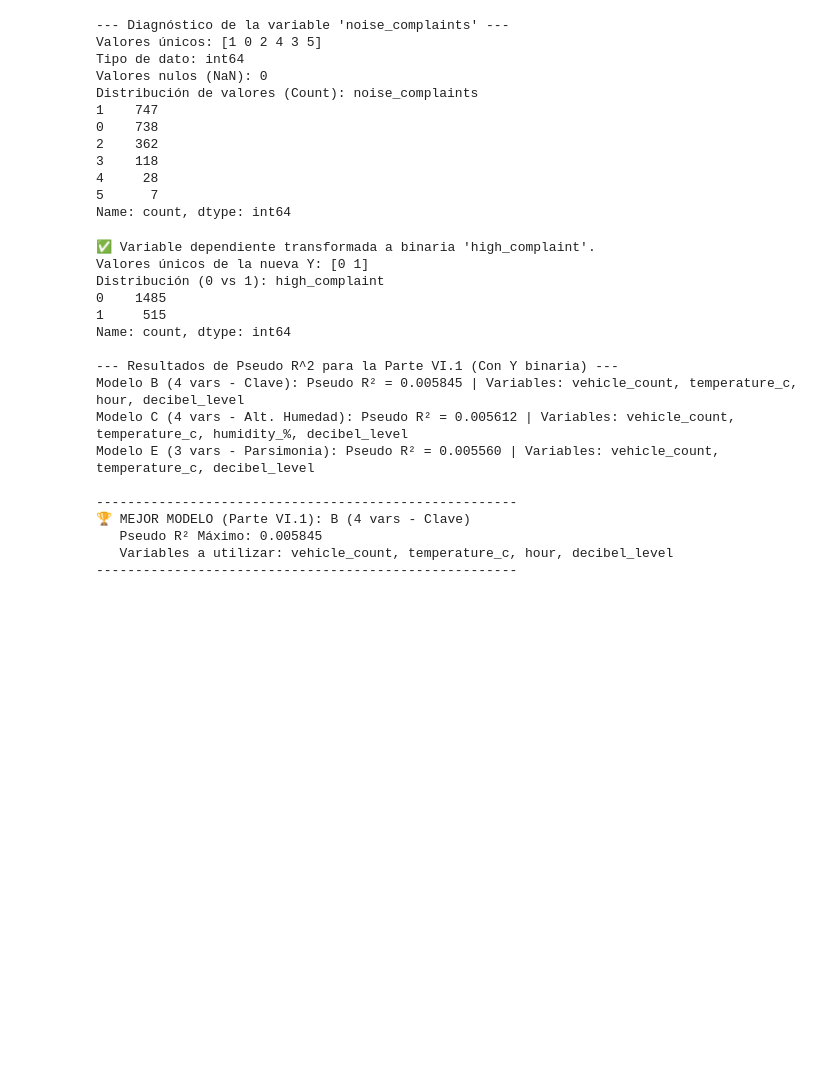
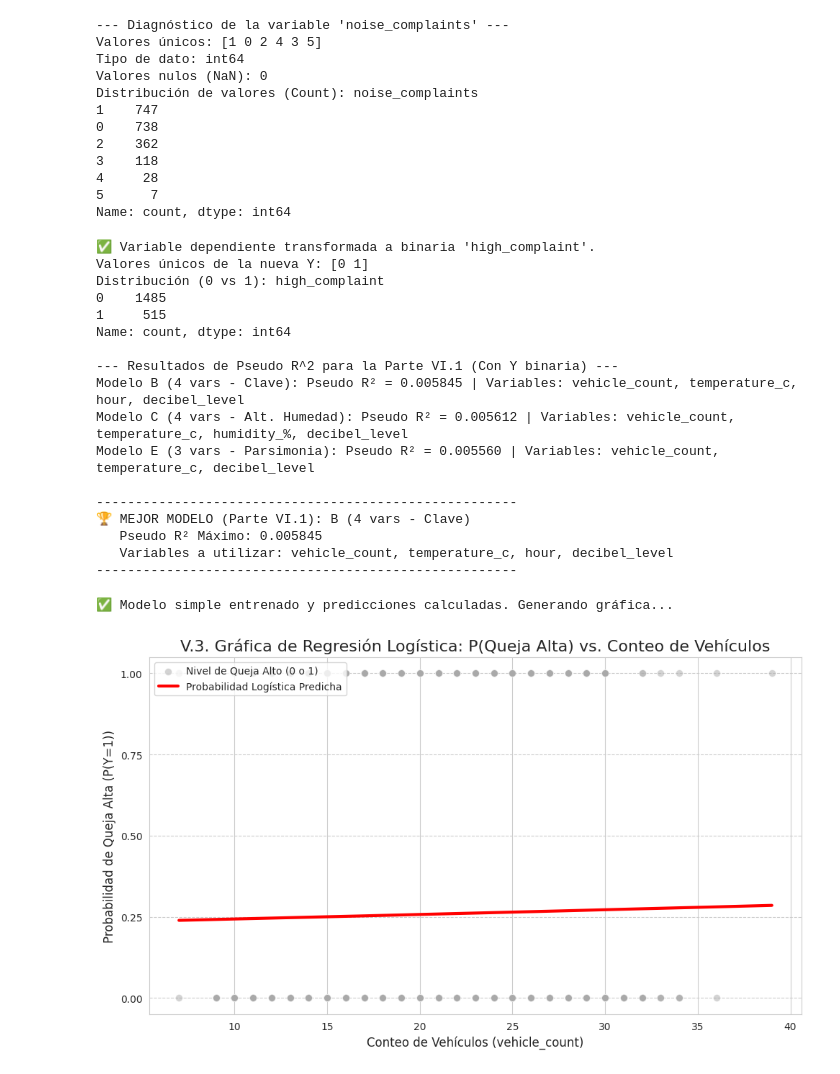
Before and after one commit to pisceno/AI-Generative, a Jupyter notebook: Estadística_Aplicada_Tarea_5.ipynb, the cells around one changed output. Cells and saved outputs as stored; diff of their text form; code cells hidden in the pictures; blank space fills up the shorter version.

```diff
--- a/Estadística_Aplicada_Tarea_5.ipynb
+++ b/Estadística_Aplicada_Tarea_5.ipynb
@@ -168,3 +123,68 @@ Modelo E (3 vars - Parsimonia): Pseudo R² = 0.005560 | Variables: vehicle_count
    Pseudo R² Máximo: 0.005845
    Variables a utilizar: vehicle_count, temperature_c, hour, decibel_level
 ------------------------------------------------------
+# %%
+import pandas as pd
+import numpy as np
+import statsmodels.api as sm
+import matplotlib.pyplot as plt
+import seaborn as sns
+
+# 1. CARGA DE DATOS (Define 'df')
+# Tu URL RAW de GitHub:
+github_csv_url = 'https://media.githubusercontent.com/media/pisceno/data_sets/refs/heads/main/urban_noise_levels.csv'
+
+try:
+    df = pd.read_csv(github_csv_url)
+except Exception as e:
+    print(f"Error al cargar el archivo desde GitHub: {e}")
+    # Detener la ejecución si el archivo no se carga
+    raise
+
+# 2. BINARIACIÓN DE LA VARIABLE DEPENDIENTE (Define 'Y_binary')
+# Se transforma la variable ordinal 'noise_complaints' a binaria 'high_complaint'
+# 1 (Éxito) si queja >= 2, 0 (Fracaso) si queja < 2.
+df['high_complaint'] = (df['noise_complaints'] >= 2).astype(int)
+Y_binary = df['high_complaint']
+
+# 3. ENTRENAMIENTO del Modelo Simple (Usa la variable más significativa: 'vehicle_count')
+X_graph = df['vehicle_count']
+X_graph_const = sm.add_constant(X_graph)
+
+# Entrenar el modelo logístico
+modelo_logistico_simple = sm.Logit(Y_binary, X_graph_const).fit(disp=0)
+
+# 4. PREDICCIÓN para la Curva Sigmoide
+# Creamos un rango de valores de 'vehicle_count' para suavizar la curva
+X_rango = np.linspace(df['vehicle_count'].min(), df['vehicle_count'].max(), 300)
+X_rango_const = sm.add_constant(X_rango, prepend=True)
+
+# Predecir las probabilidades de Y=1 (high_complaint=1)
+probabilidades_predichas = modelo_logistico_simple.predict(X_rango_const)
+
+print("✅ Modelo simple entrenado y predicciones calculadas. Generando gráfica...")
+
+# 5. GENERACIÓN DE LA GRÁFICA (V.3)
+plt.figure(figsize=(10, 6))
+sns.set_style("whitegrid")
+
+# a) Diagrama de Dispersión (Puntos de Datos Brutos)
+sns.scatterplot(x=df['vehicle_count'], y=Y_binary, color='darkgray', alpha=0.5,
+                label='Nivel de Queja Alto (0 o 1)', s=50)
+
+# b) Curva Logística (Línea Sigmoide)
+plt.plot(X_rango, probabilidades_predichas, color='red', linewidth=3,
+         label='Probabilidad Logística Predicha')
+
+# Configuración y etiquetas
+plt.title('V.3. Gráfica de Regresión Logística: P(Queja Alta) vs. Conteo de Vehículos', fontsize=16)
+plt.xlabel('Conteo de Vehículos (vehicle_count)', fontsize=12)
+plt.ylabel('Probabilidad de Queja Alta (P(Y=1))', fontsize=12)
+plt.legend(loc='upper left')
+plt.yticks([0, 0.25, 0.50, 0.75, 1.0])
+plt.grid(axis='y', linestyle='--')
+plt.tight_layout()
+plt.show()
+# %% [output]
+✅ Modelo simple entrenado y predicciones calculadas. Generando gráfica...
+[figure, added]
```
Also changed, not shown: parts of 1 cell of this notebook.
